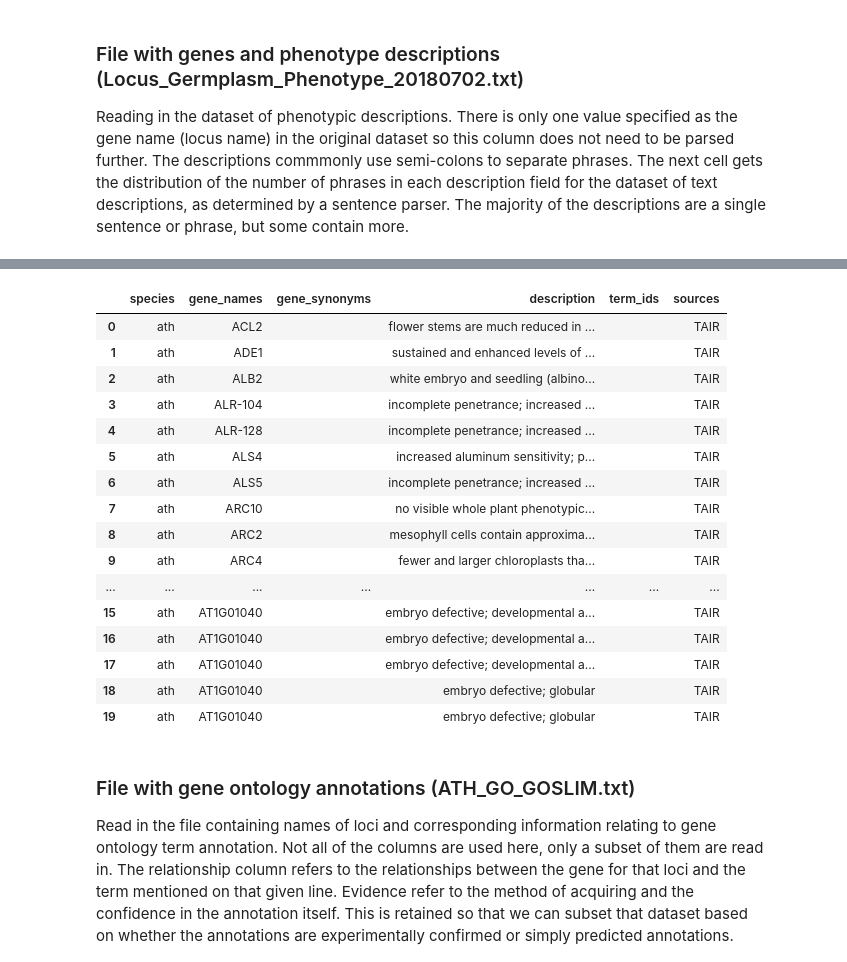
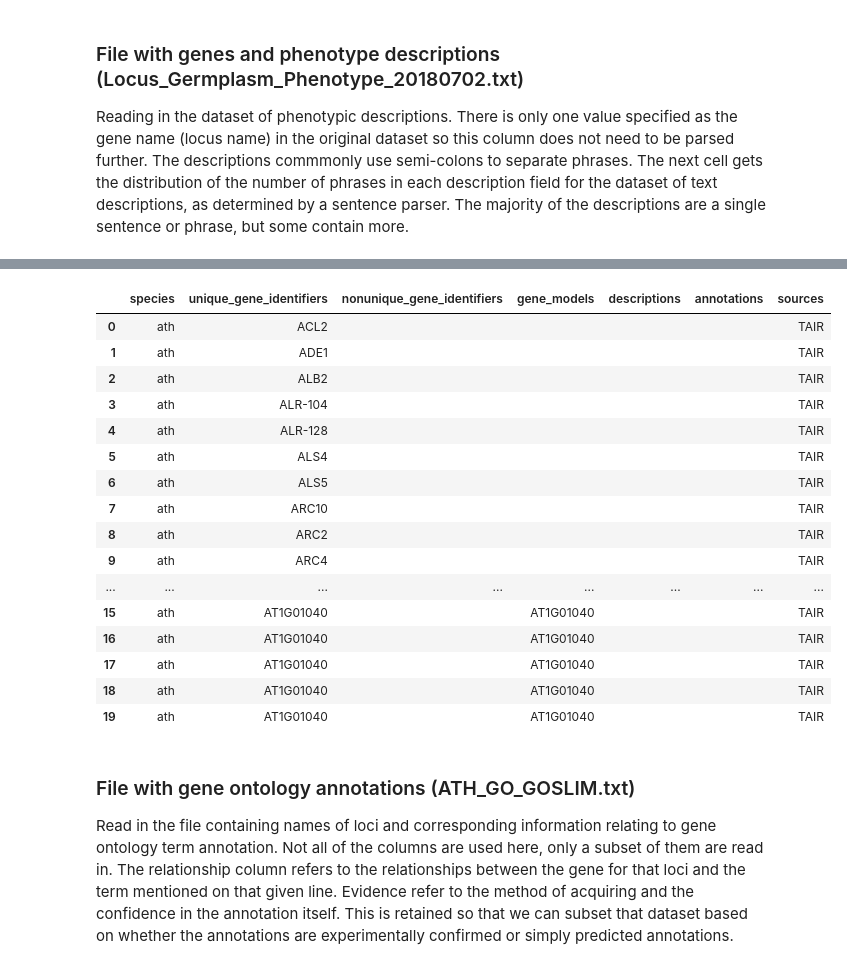
Before and after one commit to irbraun/plant-data, a Jupyter notebook: preprocessing/reshaping_tair_data.ipynb, the cells around one changed output, grey strips where cells are left out. Cells and saved outputs as stored; diff of their text form; code cells hidden in the pictures.

```diff
--- a/preprocessing/reshaping_tair_data.ipynb
+++ b/preprocessing/reshaping_tair_data.ipynb
@@ -49,13 +59,29 @@ warnings.simplefilter('ignore')
 pd.set_option('display.max_rows', 500)
 pd.set_option('display.max_columns', 500)
 pd.set_option('display.width', 1000)
+# %%
+# Columns that should be in the final reshaped files.
+reshaped_columns = ["species",
+ "unique_gene_identifiers",
+ "nonunique_gene_identifiers",
+ "gene_models",
+ "descriptions",
+ "annotations",
+ "sources"]
+
+# Creating and testing a lambda for finding gene model strings.
+gene_model_pattern = re.compile("at[0-9]{1}g[0-9]+")
+is_gene_model = lambda s: bool(gene_model_pattern.match(s.lower()))
+assert is_gene_model("AT1G34534") == True
+assert is_gene_model("at2g23452") == True
+assert is_gene_model("ACAB1") == False
 # %% [markdown]
 ### File with genes and phenotype descriptions (Locus_Germplasm_Phenotype_20180702.txt)
 Reading in the dataset of phenotypic descriptions. There is only one value specified as the gene name (locus name) in the original dataset so this column does not need to be parsed further. The descriptions commmonly use semi-colons to separate phrases. The next cell gets the distribution of the number of phrases in each description field for the dataset of text descriptions, as determined by a sentence parser. The majority of the descriptions are a single sentence or phrase, but some contain more.
 # %%
 filename = "../databases/tair/Locus_Germplasm_Phenotype_20180702.txt"
 usecols = ["LOCUS_NAME", "PHENOTYPE"]
-usenames = ["gene_names", "description"]
+usenames = ["unique_gene_identifiers", "descriptions"]
 renamed = {k:v for k,v in zip(usecols,usenames)}
 df = pd.read_table(filename, usecols=usecols)
 df.rename(columns=renamed, inplace=True)
@@ -96,33 +122,35 @@ plt.close()
 # %%
 # Restructuring the dataset to include all expected column names.
 df["species"] = "ath"
-df["term_ids"] = ""
-df["gene_synonyms"] = ""
+df["nonunique_gene_identifiers"] = ""
+df["gene_models"] = df["unique_gene_identifiers"].map(lambda x: "".join([s for s in x.split("|") if is_gene_model(s)]))
+df["descriptions"] = ""
+df["annotations"] = ""
 df["sources"] = "TAIR"
-df = df[["species", "gene_names", "gene_synonyms", "description", "term_ids", "sources"]]
+df = df[reshaped_columns]
 
 # Outputting the dataset of phenotype descriptions to csv file.
 path = os.path.join(OUTPUT_DIR,"tair_phenotype_descriptions.csv")
 df.to_csv(path, index=False)
 df.head(20)
 # %% [output]
-|  | species | gene_names | gene_synonyms | description | term_ids | sources |
-| 0 | ath | ACL2 |  | flower stems are much reduced in ... |  | TAIR |
-| 1 | ath | ADE1 |  | sustained and enhanced levels of ... |  | TAIR |
-| 2 | ath | ALB2 |  | white embryo and seedling (albino... |  | TAIR |
-| 3 | ath | ALR-104 |  | incomplete penetrance; increased ... |  | TAIR |
-| 4 | ath | ALR-128 |  | incomplete penetrance; increased ... |  | TAIR |
-| 5 | ath | ALS4 |  | increased aluminum sensitivity; p... |  | TAIR |
-| 6 | ath | ALS5 |  | incomplete penetrance; increased ... |  | TAIR |
-| 7 | ath | ARC10 |  | no visible whole plant phenotypic... |  | TAIR |
-| 8 | ath | ARC2 |  | mesophyll cells contain approxima... |  | TAIR |
-| 9 | ath | ARC4 |  | fewer and larger chloroplasts tha... |  | TAIR |
-| ... | ... | ... | ... | ... | ... | ... |
-| 15 | ath | AT1G01040 |  | embryo defective; developmental a... |  | TAIR |
-| 16 | ath | AT1G01040 |  | embryo defective; developmental a... |  | TAIR |
-| 17 | ath | AT1G01040 |  | embryo defective; developmental a... |  | TAIR |
-| 18 | ath | AT1G01040 |  | embryo defective; globular |  | TAIR |
-| 19 | ath | AT1G01040 |  | embryo defective; globular |  | TAIR |
+|  | species | unique_gene_identifiers | nonunique_gene_identifiers | gene_models | descriptions | annotations | sources |
+| 0 | ath | ACL2 |  |  |  |  | TAIR |
+| 1 | ath | ADE1 |  |  |  |  | TAIR |
+| 2 | ath | ALB2 |  |  |  |  | TAIR |
+| 3 | ath | ALR-104 |  |  |  |  | TAIR |
+| 4 | ath | ALR-128 |  |  |  |  | TAIR |
+| 5 | ath | ALS4 |  |  |  |  | TAIR |
+| 6 | ath | ALS5 |  |  |  |  | TAIR |
+| 7 | ath | ARC10 |  |  |  |  | TAIR |
+| 8 | ath | ARC2 |  |  |  |  | TAIR |
+| 9 | ath | ARC4 |  |  |  |  | TAIR |
+| ... | ... | ... | ... | ... | ... | ... | ... |
+| 15 | ath | AT1G01040 |  | AT1G01040 |  |  | TAIR |
+| 16 | ath | AT1G01040 |  | AT1G01040 |  |  | TAIR |
+| 17 | ath | AT1G01040 |  | AT1G01040 |  |  | TAIR |
+| 18 | ath | AT1G01040 |  | AT1G01040 |  |  | TAIR |
+| 19 | ath | AT1G01040 |  | AT1G01040 |  |  | TAIR |
 # %% [markdown]
 ### File with gene ontology annotations (ATH_GO_GOSLIM.txt)
 Read in the file containing names of loci and corresponding information relating to gene ontology term annotation. Not all of the columns are used here, only a subset of them are read in. The relationship column refers to the relationships between the gene for that loci and the term mentioned on that given line. Evidence refer to the method of acquiring and the confidence in the annotation itself. This is retained so that we can subset that dataset based on whether the annotations are experimentally confirmed or simply predicted annotations. This section also looks at how many unique values are present for each field.
```
Also changed, not shown: parts of 9 cells of this notebook, 4 other files.
